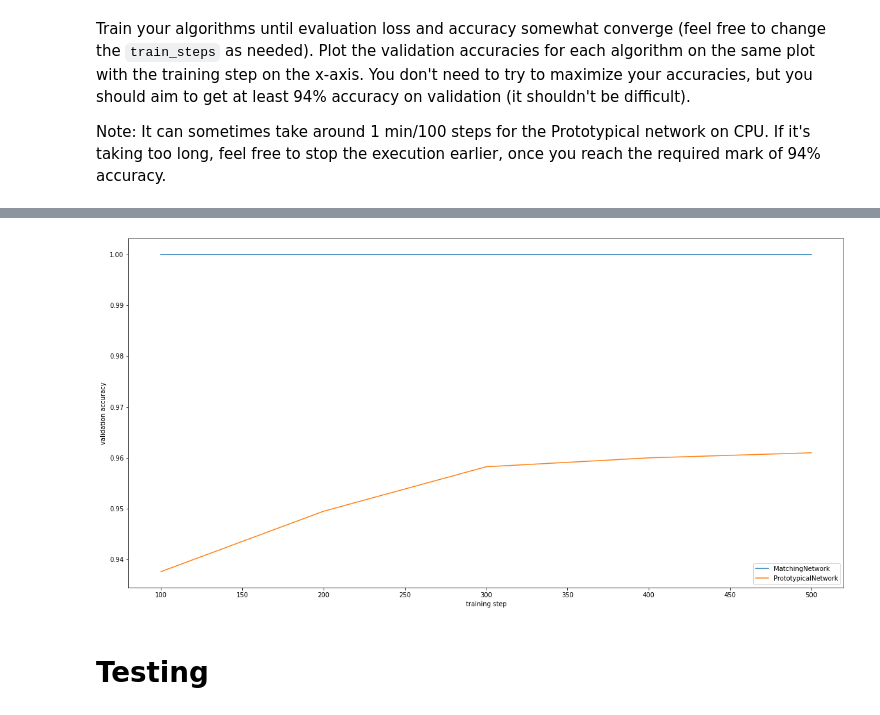
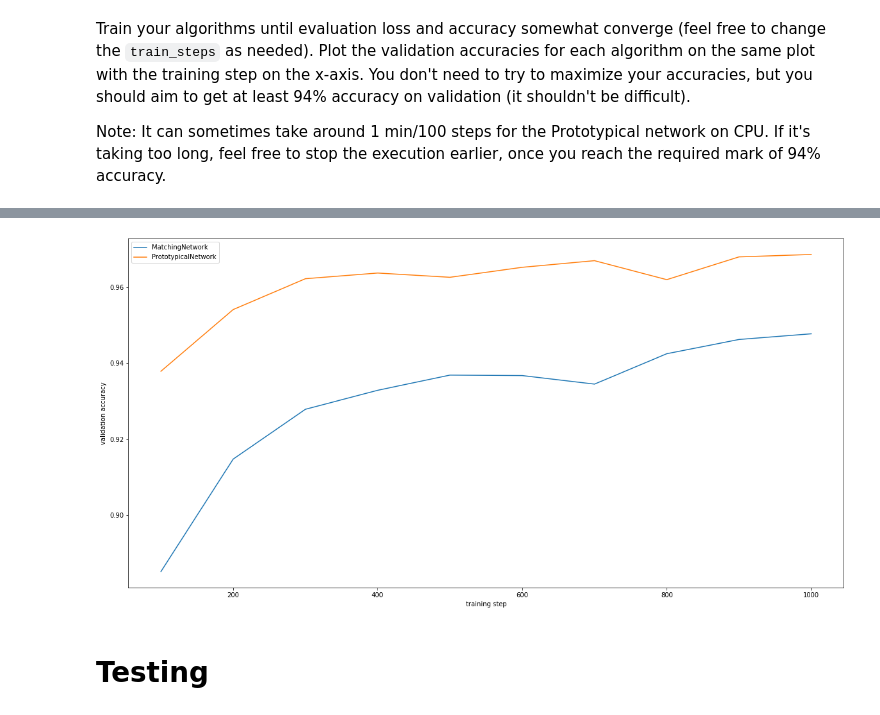
Before and after one commit to ChuyangXiao/Meta-Learning-Practice, a Jupyter notebook: ex8.ipynb, the cells around one changed output, grey strips where cells are left out. Drawn from its saved outputs; the diff is of its cells as text; code cells hidden in the pictures.

```diff
--- a/ex8.ipynb
+++ b/ex8.ipynb
@@ -277,16 +277,12 @@ class MatchingNetwork(BaseNetwork):
         """
         ### Your code here ###
 
-        support_norm = F.normalize(support_set, dim = 2, p=2, eps=1e-12)
-        queries_norm = F.normalize(support_set, dim = 2, p=2, eps=1e-12)
-
-        dist =  -(1-F.cosine_similarity(support_norm[..., None, :, :], queries_norm[..., :, None, :], dim=-1))
+        dist =  F.cosine_similarity(support_set[..., None, :, :], queries[..., :, None, :], dim=-1)
 
         logit = F.softmax(dist, dim=-1)
 
         ce_loss = torch.nn.CrossEntropyLoss()
 
-        # reshape the distance and labels --- (batch_size* N_way,1)
         loss = ce_loss(dist, labels)
         _, y_hat = torch.max(logit, -1)
 
@@ -317,7 +313,6 @@ class PrototypicalNetwork(BaseNetwork):
 
         ce_loss = torch.nn.CrossEntropyLoss()
 
-        # reshape the distance and labels --- (batch_size* N_way,1)
         loss = ce_loss(dist, labels)
         _, y_hat = torch.max(logit, -1)
 
@@ -396,7 +391,7 @@ Train your algorithms until evaluation loss and accuracy somewhat converge (feel
 Note: It can sometimes take around 1 min/100 steps for the Prototypical network on CPU. If it's taking too long, feel free to stop the execution earlier, once you reach the required mark of 94% accuracy.
 # %%
 nets = {}
-train_steps = 500 # change as needed
+train_steps = 1000 # change as needed
 plt.figure(figsize=(20, 10))
 for Net in MatchingNetwork, PrototypicalNetwork:
     print(Net.__name__)
@@ -422,4 +422,4 @@ step=500   train(loss=0.031189, accuracy=0.97812)  val(loss=0.13876, accuracy=0.
-[figure, old version]
+[figure, new version]
 # %% [markdown]
 # Testing
 # %% [markdown]
```
Also changed, not shown: parts of 8 cells of this notebook.
